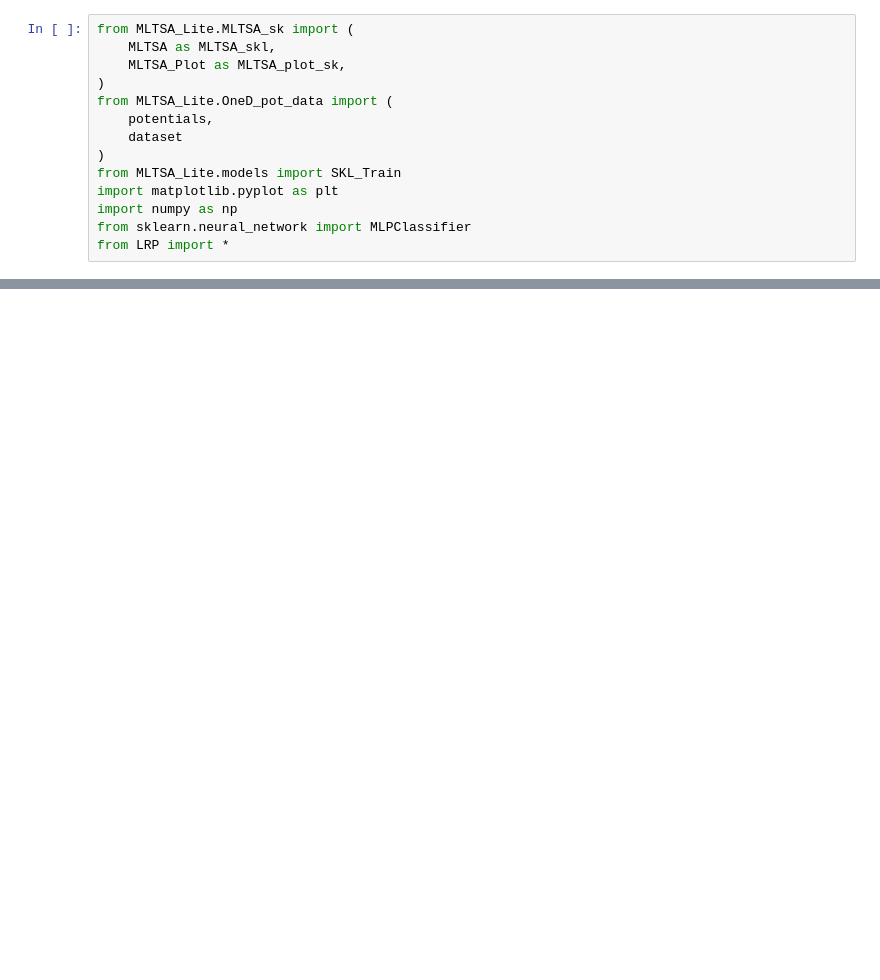
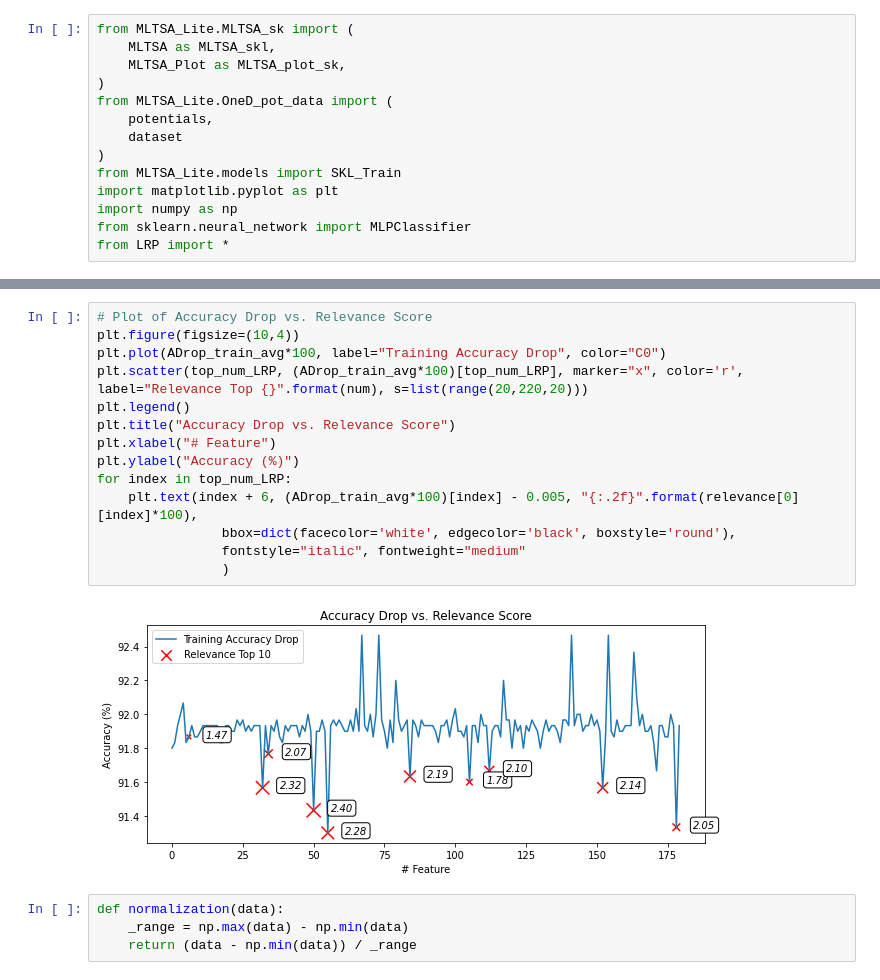
Before and after one commit to zwei21/LayerRelevancePropagation, a Jupyter notebook: example_oneD.ipynb, the cells around one changed output, grey strips where cells are left out. Saved outputs shown, nothing was run; the diff lists cells and outputs as text; blank space fills up the shorter version.

```diff
--- a/example_oneD.ipynb
+++ b/example_oneD.ipynb
@@ -193,0 +241,20 @@ ax2.set_ylim(min(relevance[0]), max(relevance[0])+0.01)
+# %%
+# Plot of Accuracy Drop vs. Relevance Score
+plt.figure(figsize=(10,4))
+plt.plot(ADrop_train_avg*100, label="Training Accuracy Drop", color="C0")
+plt.scatter(top_num_LRP, (ADrop_train_avg*100)[top_num_LRP], marker="x", color='r', label="Relevance Top {}".format(num), s=list(range(20,220,20)))
+plt.legend()
+plt.title("Accuracy Drop vs. Relevance Score")
+plt.xlabel("# Feature")
+plt.ylabel("Accuracy (%)")
+for index in top_num_LRP:
+    plt.text(index + 6, (ADrop_train_avg*100)[index] - 0.005, "{:.2f}".format(relevance[0][index]*100),
+                bbox=dict(facecolor='white', edgecolor='black', boxstyle='round'),
+                fontstyle="italic", fontweight="medium"
+                )
+# %% [output]
+[figure, added]
+# %%
+def normalization(data):
+    _range = np.max(data) - np.min(data)
+    return (data - np.min(data)) / _range
```
Also changed, not shown: parts of 21 cells of this notebook.
